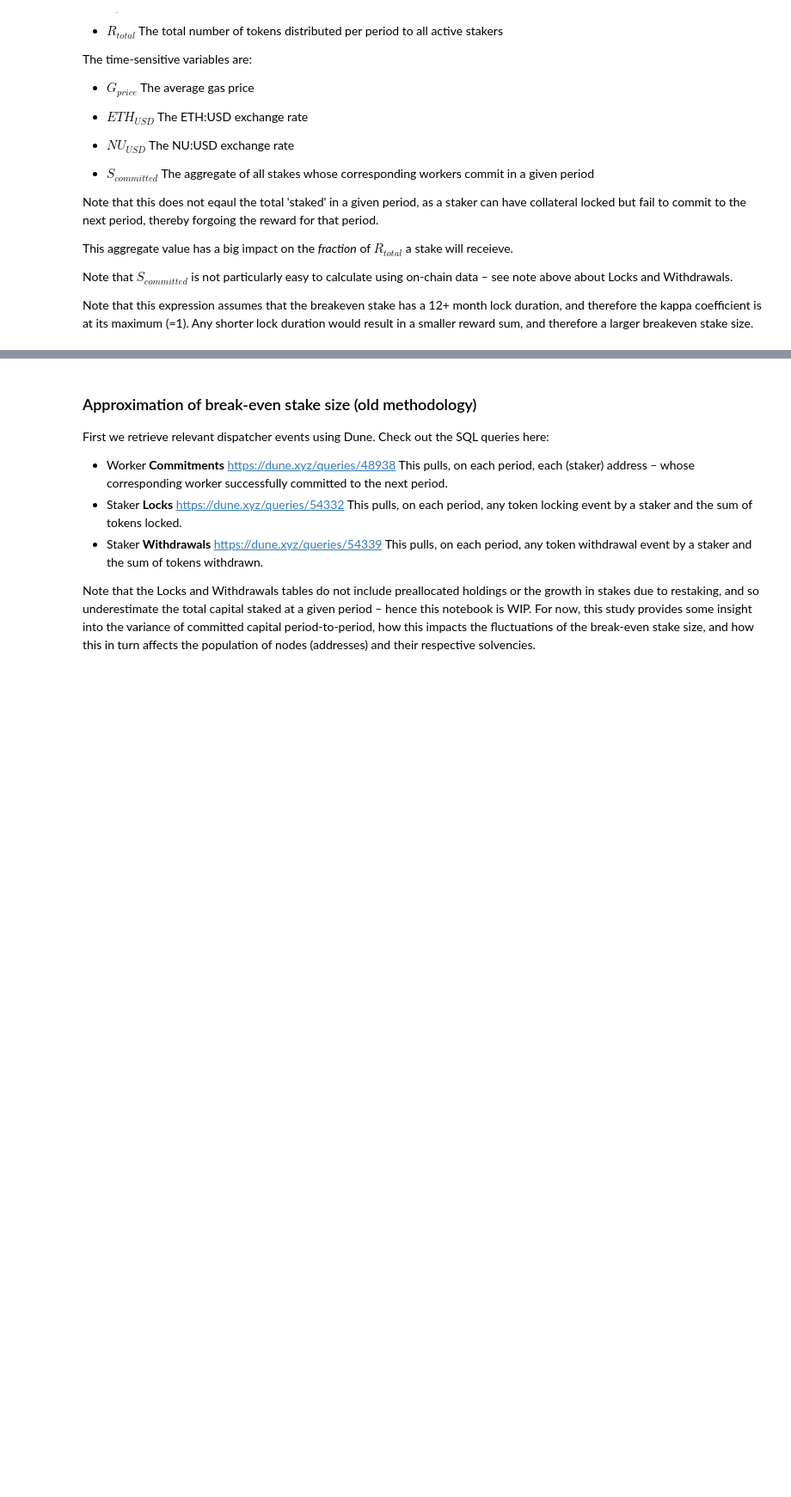
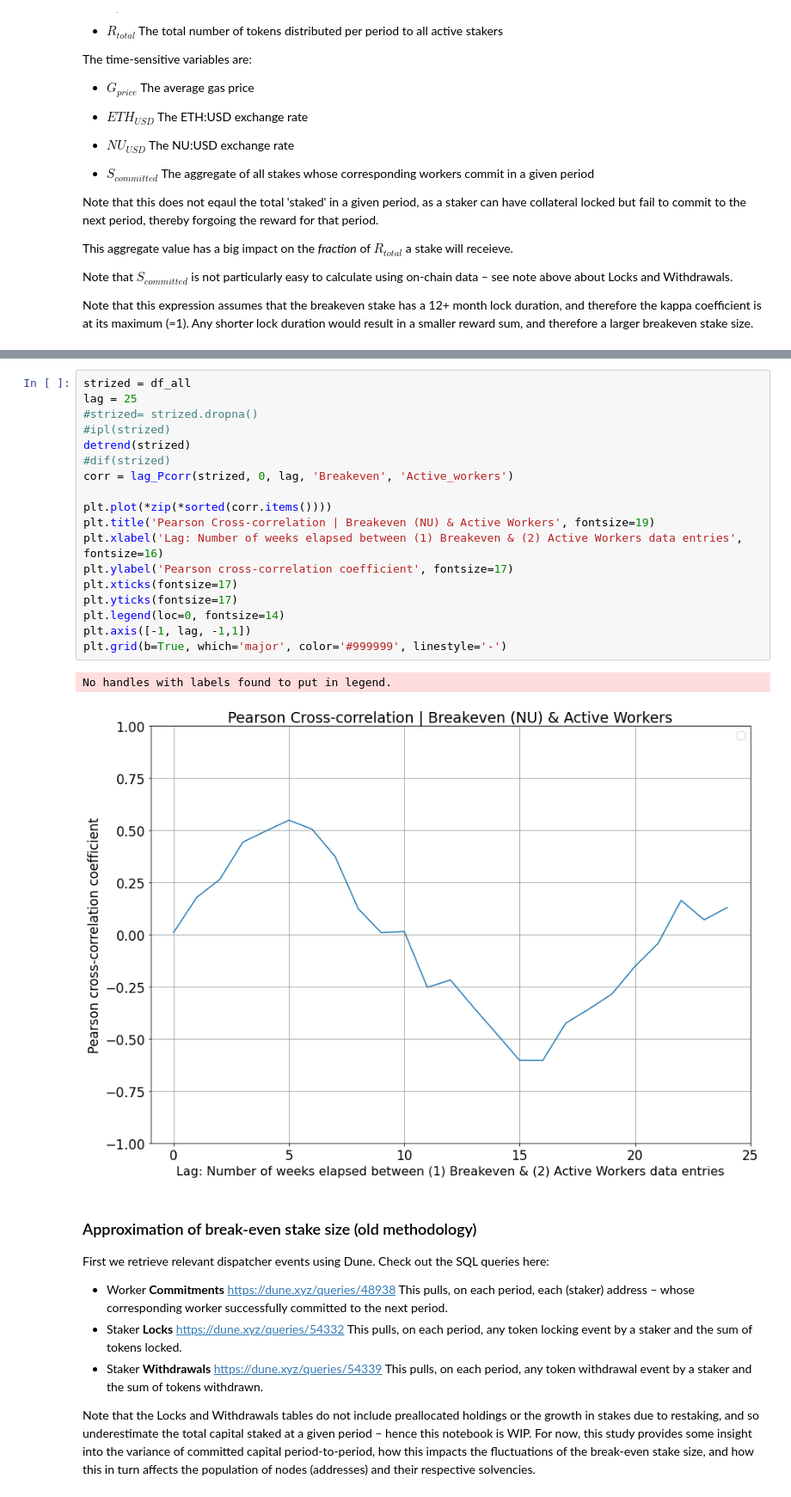
Before and after one commit to arjunhassard/economic-research, a Jupyter notebook: nc_node_behavior/nucypher_node_behavior.ipynb, the cells around one changed output, grey strips where cells are left out. Shown at 86% size. Drawn from its saved outputs; the diff is of its cells as text; blank space fills up the shorter version.

```diff
--- a/nc_node_behavior/nucypher_node_behavior.ipynb
+++ b/nc_node_behavior/nucypher_node_behavior.ipynb
@@ -117,3 +137,24 @@ df_all
+# %%
+strized = df_all
+lag = 25
+#strized= strized.dropna()
+#ipl(strized)
+detrend(strized)
+#dif(strized)
+corr = lag_Pcorr(strized, 0, lag, 'Breakeven', 'Active_workers')
+
+plt.plot(*zip(*sorted(corr.items())))
+plt.title('Pearson Cross-correlation | Breakeven (NU) & Active Workers', fontsize=19)
+plt.xlabel('Lag: Number of weeks elapsed between (1) Breakeven & (2) Active Workers data entries', fontsize=16)
+plt.ylabel('Pearson cross-correlation coefficient', fontsize=17)
+plt.xticks(fontsize=17)
+plt.yticks(fontsize=17)
+plt.legend(loc=0, fontsize=14)
+plt.axis([-1, lag, -1,1])
+plt.grid(b=True, which='major', color='#999999', linestyle='-')
+# %% [output]
+No handles with labels found to put in legend.
+[figure, added]
 # %% [markdown]
 ### Approximation of break-even stake size (old methodology)
 
```
Also changed, not shown: parts of 6 cells of this notebook, 1 other file.
